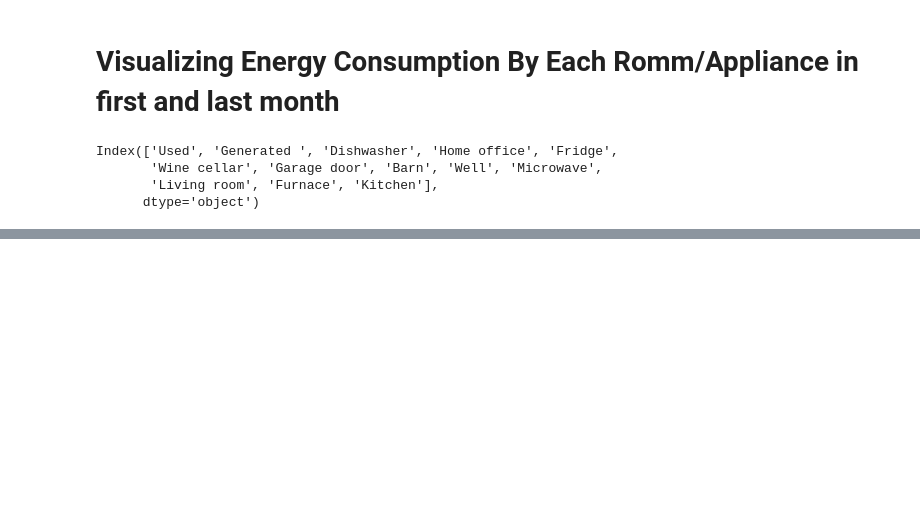
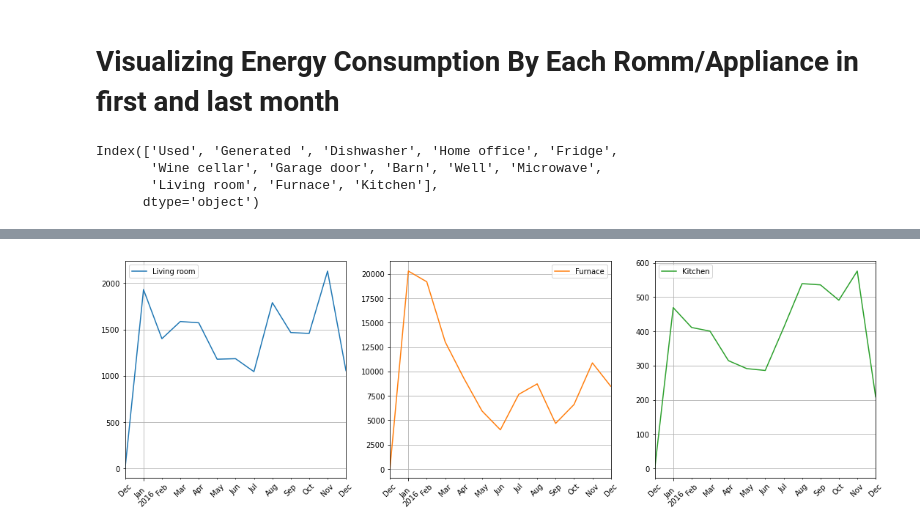
Before and after one commit to hibaasslam/project, a Jupyter notebook: project.ipynb, the cells around one changed output, grey strips where cells are left out. Drawn from its saved outputs; the diff is of its cells as text; code cells hidden in the pictures; blank space fills up the shorter version.

```diff
--- a/project.ipynb
+++ b/project.ipynb
@@ -320,0 +316,6 @@ usage_per_month[usage_per_month.columns[2::].tolist()].plot(figsize=(10, 20),
+# %%
+usage_per_month[usage_per_month.columns[10:14].tolist()].plot(subplots=True, layout=(1, 4), figsize=(20, 5),
+                                                                grid=True, rot=45)
+plt.tight_layout()
+# %% [output]
+[figure, added]
```
Also changed, not shown: parts of 23 cells of this notebook.
